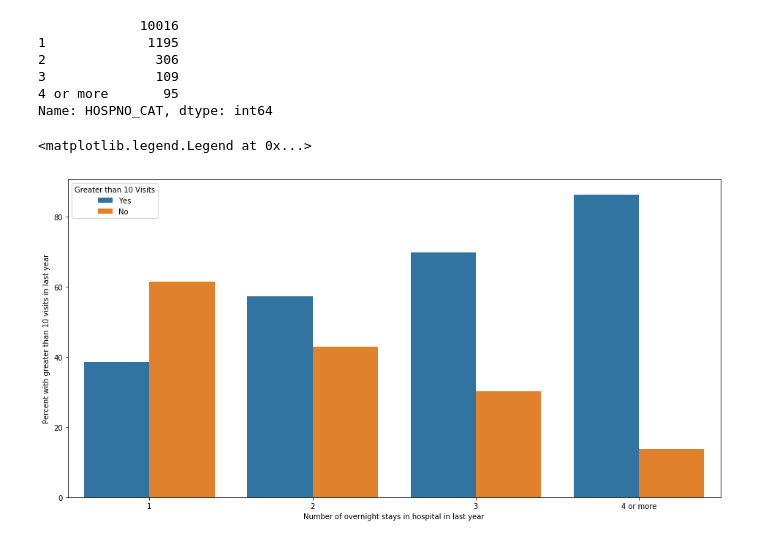
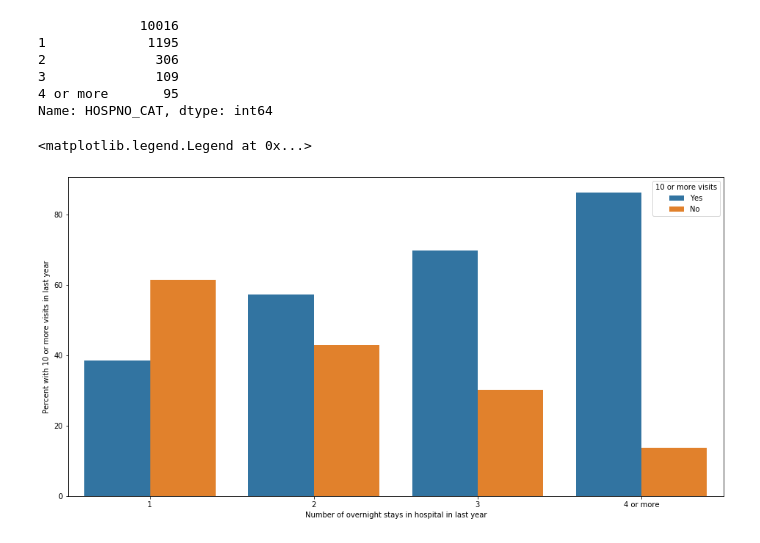
Before and after one commit to allej8/nhis, a Jupyter notebook: nhis-case-study.ipynb, the cells around one changed output. Cells and saved outputs as stored; diff of their text form; code cells hidden in the pictures.

```diff
--- a/nhis-case-study.ipynb
+++ b/nhis-case-study.ipynb
@@ -232,30 +236,30 @@ Name: HOSPNO_CAT, dtype: int64
 # %%
 plt.figure(figsize=(16, 8))
 pctdf = (dat >>
          mutate(COUNT = 1) >>
          group_by(X.VISITS_10, X.HOSPNO_CAT) >>
          summarize(N = n(X.COUNT)) >>
          spread(X.VISITS_10, X.N) >>
          mask(X.HOSPNO_CAT != '')
          )
 pctdf.columns = ['HOSPNO_CAT', 'VISITS_10_NO', 'VISITS_10_YES']
 pctdf['PERCENT_NO'] = round((pctdf['VISITS_10_NO'] / (pctdf['VISITS_10_NO'] + pctdf['VISITS_10_YES']))*100,2)
 pctdf['PERCENT_YES'] = round((pctdf['VISITS_10_YES'] / (pctdf['VISITS_10_NO'] + pctdf['VISITS_10_YES']))*100,2)
 
 # not the cleanest way to do it, but whatever
 dfno = pctdf[['HOSPNO_CAT','PERCENT_NO']].copy()
 dfno.columns = ['HOSPNO_CAT', 'PERCENT']
 dfno['VISITS_10'] = 'No'
 
 dfyes = pctdf[['HOSPNO_CAT','PERCENT_YES']].copy()
 dfyes.columns = ['HOSPNO_CAT', 'PERCENT']
 dfyes['VISITS_10'] = 'Yes'
 
 pctdf = pd.concat([dfyes, dfno], axis = 0).reset_index(drop = True)
 
 bp = sns.barplot(x = 'HOSPNO_CAT', y = 'PERCENT', hue = 'VISITS_10', data = pctdf)
-bp.set(xlabel='Number of overnight stays in hospital in last year', ylabel='Percent with greater than 10 visits in last year')
-plt.legend(title='Greater than 10 Visits')
+bp.set(xlabel='Number of overnight stays in hospital in last year', ylabel='Percent with 10 or more visits in last year')
+plt.legend(title='10 or more visits')
 # %% [output]
 <matplotlib.legend.Legend at 0x...>
-[figure, old version]
+[figure, new version]
```
Also changed, not shown: parts of 5 cells of this notebook, 1 other file.
